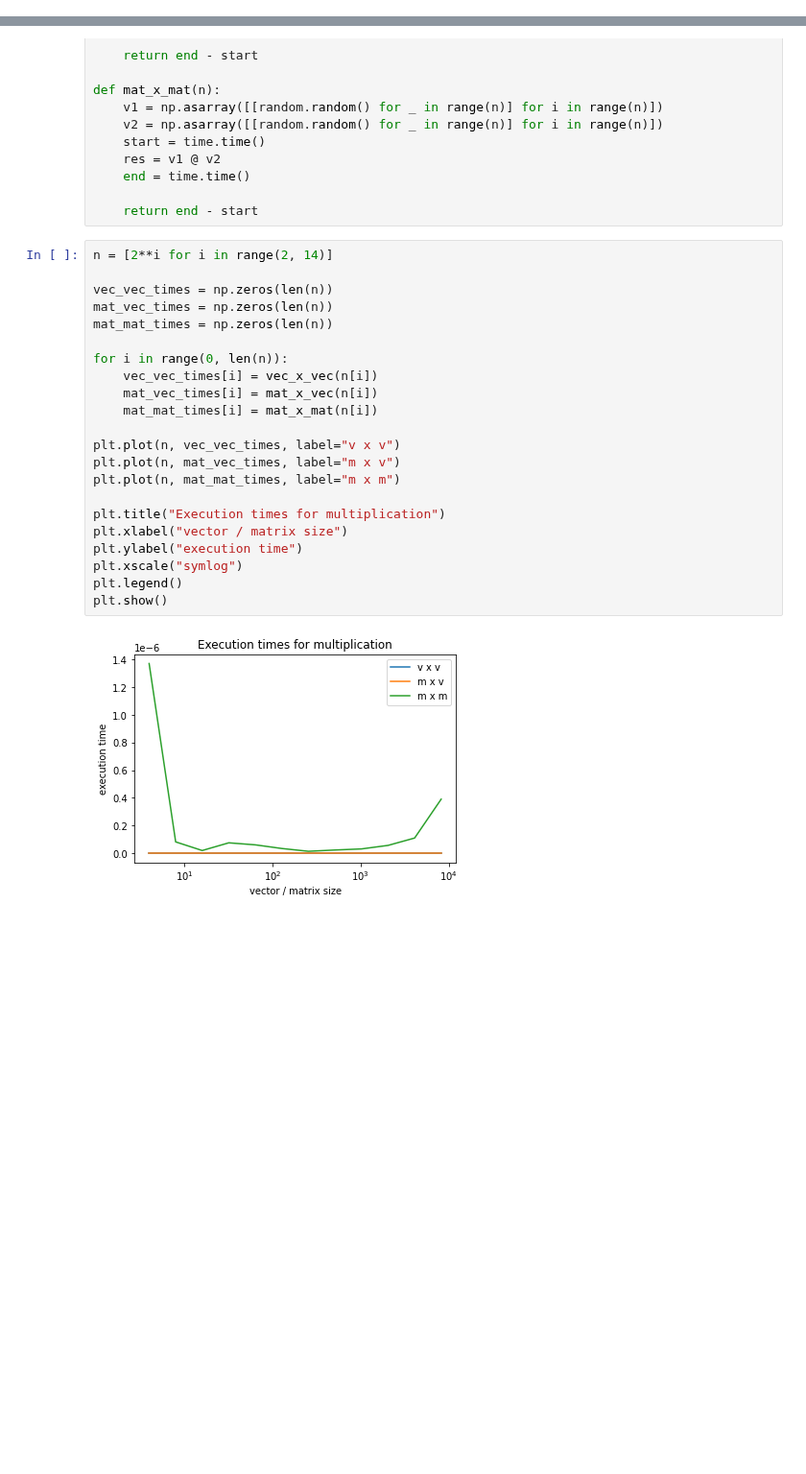
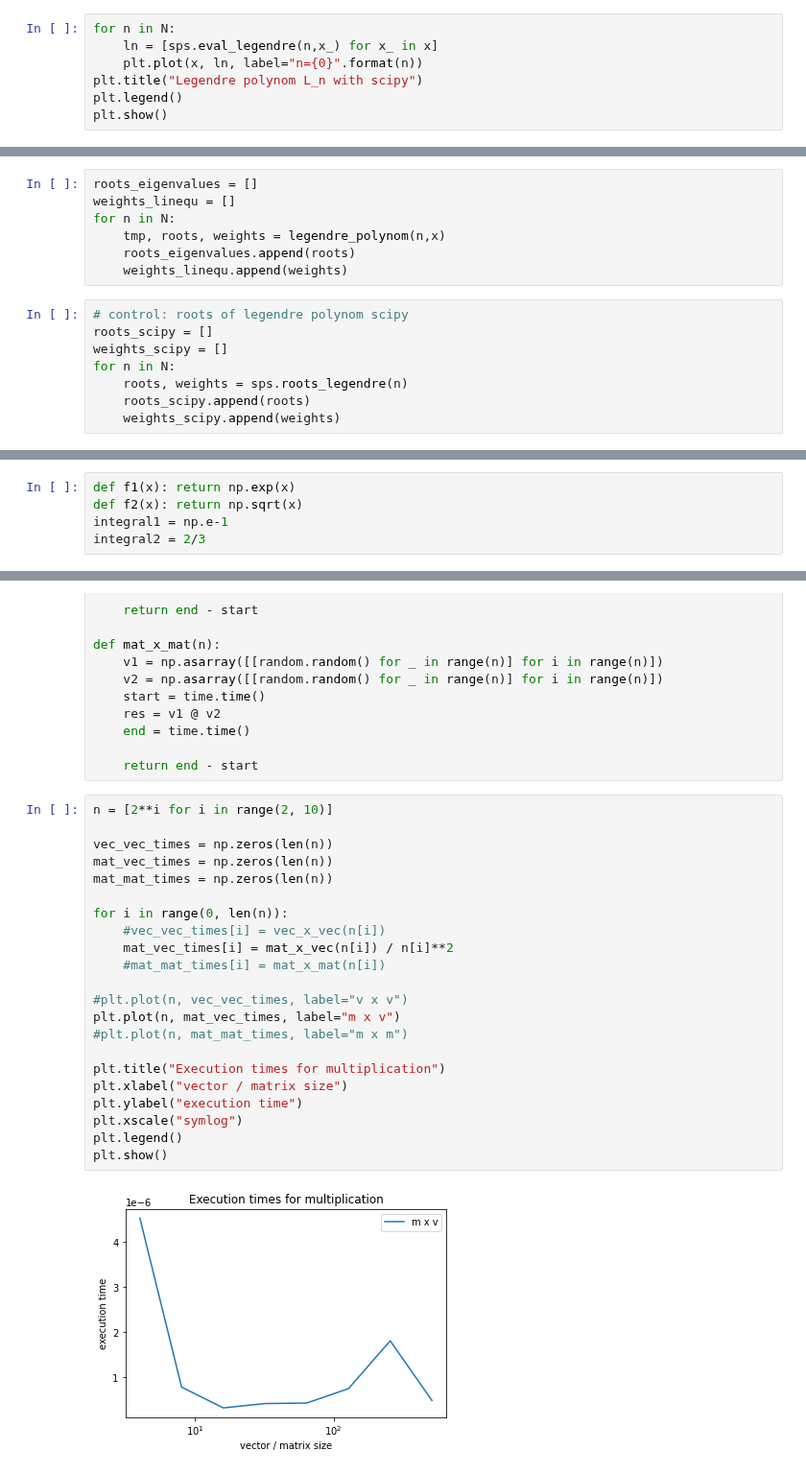
Before and after one commit to jakobtroidl/cn_exercise, a Jupyter notebook: Troidl_Ex5.ipynb, the cells around one changed output, grey strips where cells are left out. Shown at 96% size. Drawn from its saved outputs; the diff is of its cells as text; blank space fills up the shorter version.

```diff
--- a/Troidl_Ex5.ipynb
+++ b/Troidl_Ex5.ipynb
@@ -8,0 +55,7 @@ import time
+# %%
+for n in N:
+    ln = [sps.eval_legendre(n,x_) for x_ in x]
+    plt.plot(x, ln, label="n={0}".format(n))
+plt.title("Legendre polynom L_n with scipy")
+plt.legend()
+plt.show()
@@ -8,0 +66,15 @@ import time
+# %%
+roots_eigenvalues = []
+weights_linequ = []
+for n in N:
+    tmp, roots, weights = legendre_polynom(n,x)
+    roots_eigenvalues.append(roots)
+    weights_linequ.append(weights)
+# %%
+# control: roots of legendre polynom scipy
+roots_scipy = []
+weights_scipy = []
+for n in N:
+    roots, weights = sps.roots_legendre(n)
+    roots_scipy.append(roots)
+    weights_scipy.append(weights)
@@ -8,0 +93,5 @@ import time
+# %%
+def f1(x): return np.exp(x)
+def f2(x): return np.sqrt(x)
+integral1 = np.e-1
+integral2 = 2/3
@@ -37,26 +180,26 @@ def mat_x_mat(n):
 
     return end - start
 # %%
-n = [2**i for i in range(2, 14)]
+n = [2**i for i in range(2, 10)]
 
 vec_vec_times = np.zeros(len(n))
 mat_vec_times = np.zeros(len(n))
 mat_mat_times = np.zeros(len(n))
 
 for i in range(0, len(n)):
-    vec_vec_times[i] = vec_x_vec(n[i])
-    mat_vec_times[i] = mat_x_vec(n[i])
-    mat_mat_times[i] = mat_x_mat(n[i])
+    #vec_vec_times[i] = vec_x_vec(n[i])
+    mat_vec_times[i] = mat_x_vec(n[i]) / n[i]**2
+    #mat_mat_times[i] = mat_x_mat(n[i])
 
-plt.plot(n, vec_vec_times, label="v x v")
+#plt.plot(n, vec_vec_times, label="v x v")
 plt.plot(n, mat_vec_times, label="m x v")
-plt.plot(n, mat_mat_times, label="m x m")
+#plt.plot(n, mat_mat_times, label="m x m")
 
 plt.title("Execution times for multiplication")
 plt.xlabel("vector / matrix size")
 plt.ylabel("execution time")
 plt.xscale("symlog")
 plt.legend()
 plt.show()
 # %% [output]
-[figure, old version]
+[figure, new version]
```
Also changed, not shown: parts of 11 cells of this notebook.
